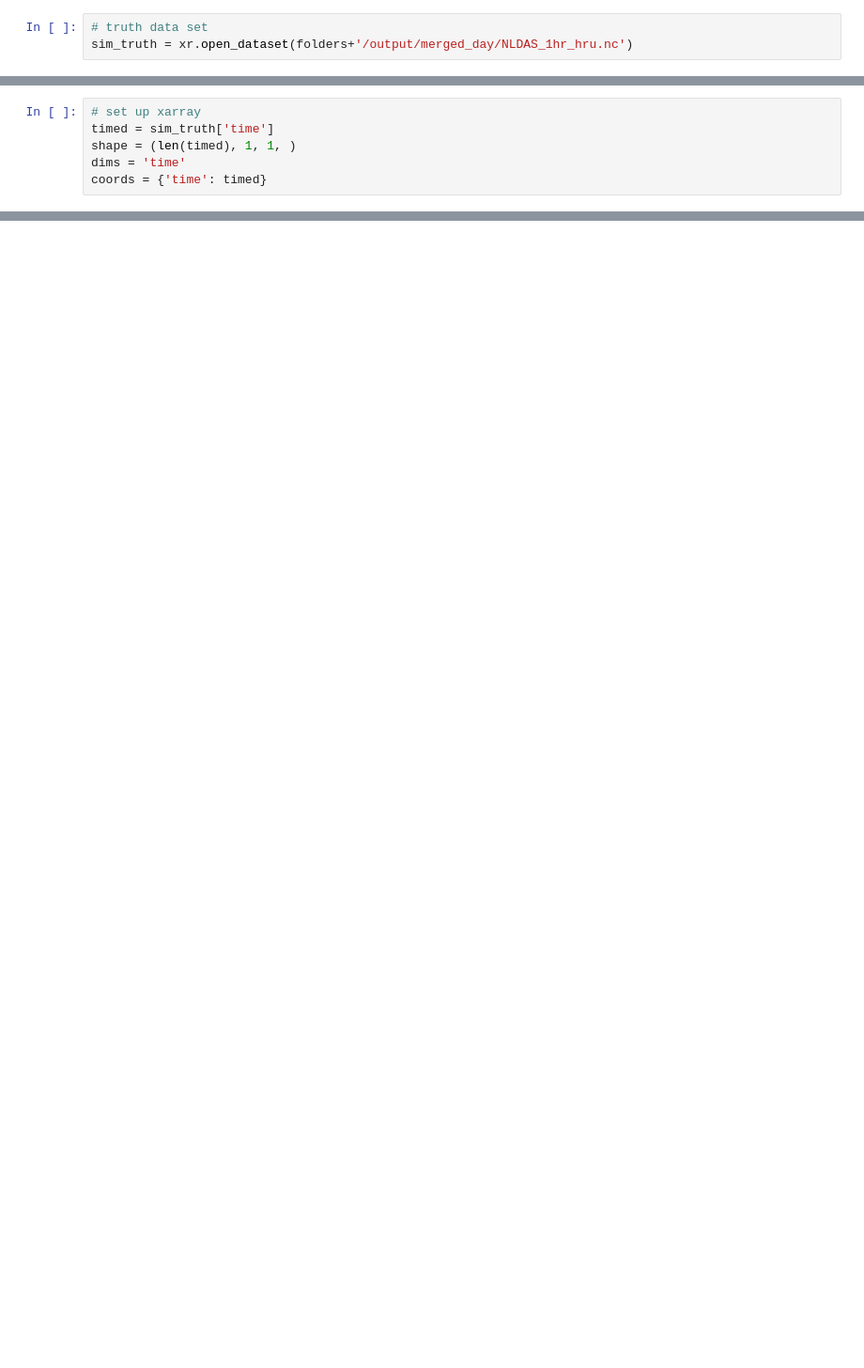
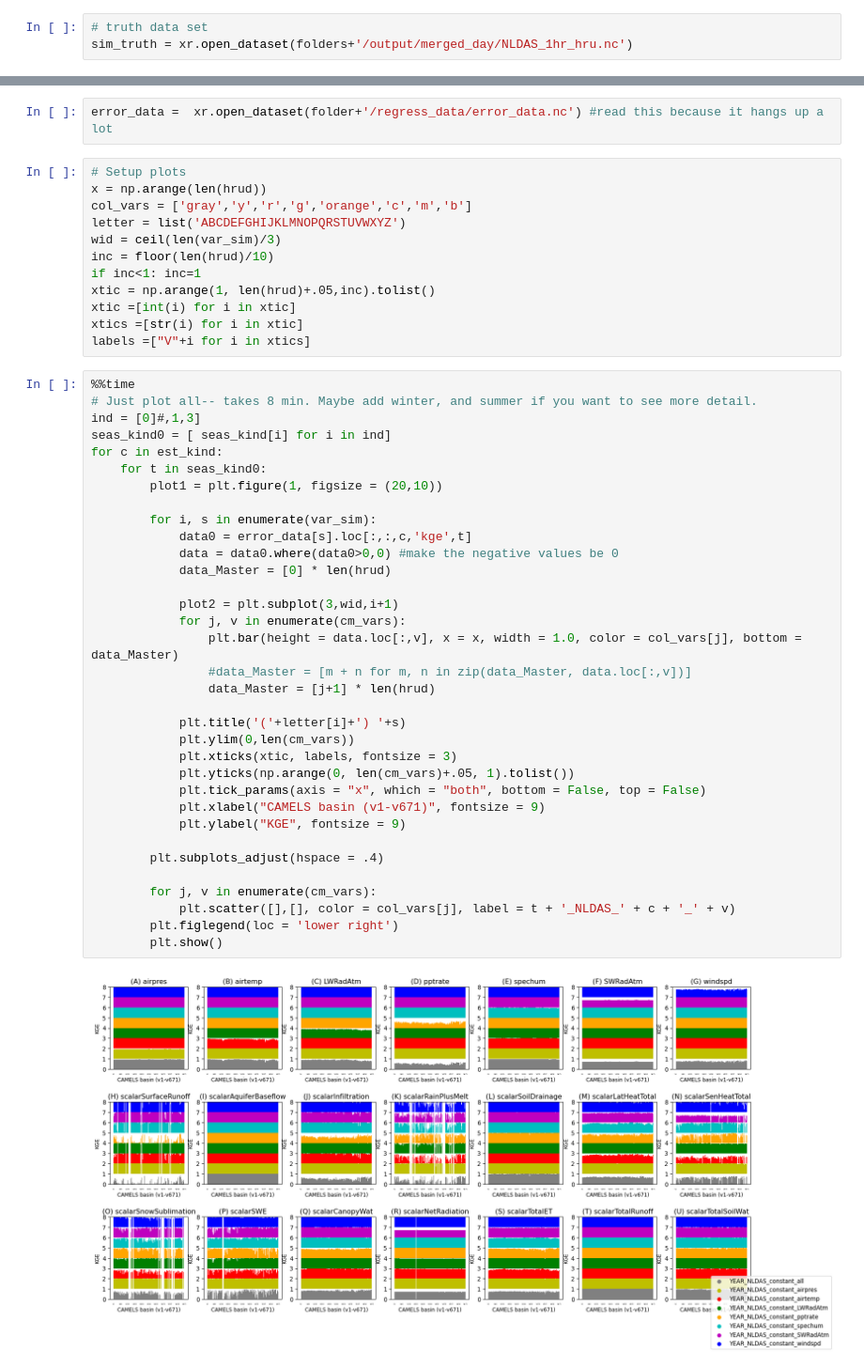
Before and after one commit to ashleymedin/pysumma_camels, a Jupyter notebook: camels_analyze_output.ipynb, the cells around one changed output, grey strips where cells are left out. Shown at 94% size. Saved outputs shown, nothing was run; the diff lists cells and outputs as text; blank space fills up the shorter version.

```diff
--- a/camels_analyze_output.ipynb
+++ b/camels_analyze_output.ipynb
@@ -401,6 +47,0 @@ print(lr_attrib)
-# %%
-# set up xarray
-timed = sim_truth['time']
-shape = (len(timed), 1, 1, )
-dims = 'time'
-coords = {'time': timed}
@@ -497,0 +129,50 @@ sl_con_bias #length of time, make into xarray with time and , can make same plot
+# %%
+error_data =  xr.open_dataset(folder+'/regress_data/error_data.nc') #read this because it hangs up a lot
+# %%
+# Setup plots
+x = np.arange(len(hrud))
+col_vars = ['gray','y','r','g','orange','c','m','b']
+letter = list('ABCDEFGHIJKLMNOPQRSTUVWXYZ')
+wid = ceil(len(var_sim)/3)
+inc = floor(len(hrud)/10)
+if inc<1: inc=1
+xtic = np.arange(1, len(hrud)+.05,inc).tolist()
+xtic =[int(i) for i in xtic]
+xtics =[str(i) for i in xtic]
+labels =["V"+i for i in xtics]
+# %%
+%%time
+# Just plot all-- takes 8 min. Maybe add winter, and summer if you want to see more detail.
+ind = [0]#,1,3]
+seas_kind0 = [ seas_kind[i] for i in ind]
+for c in est_kind:
+    for t in seas_kind0:
+        plot1 = plt.figure(1, figsize = (20,10))
+
+        for i, s in enumerate(var_sim):
+            data0 = error_data[s].loc[:,:,c,'kge',t]
+            data = data0.where(data0>0,0) #make the negative values be 0
+            data_Master = [0] * len(hrud)
+
+            plot2 = plt.subplot(3,wid,i+1)
+            for j, v in enumerate(cm_vars):
+                plt.bar(height = data.loc[:,v], x = x, width = 1.0, color = col_vars[j], bottom = data_Master)
+                #data_Master = [m + n for m, n in zip(data_Master, data.loc[:,v])]
+                data_Master = [j+1] * len(hrud)
+
+            plt.title('('+letter[i]+') '+s)
+            plt.ylim(0,len(cm_vars))
+            plt.xticks(xtic, labels, fontsize = 3)
+            plt.yticks(np.arange(0, len(cm_vars)+.05, 1).tolist())
+            plt.tick_params(axis = "x", which = "both", bottom = False, top = False)
+            plt.xlabel("CAMELS basin (v1-v671)", fontsize = 9)
+            plt.ylabel("KGE", fontsize = 9)
+
+        plt.subplots_adjust(hspace = .4)
+
+        for j, v in enumerate(cm_vars):
+            plt.scatter([],[], color = col_vars[j], label = t + '_NLDAS_' + c + '_' + v)
+        plt.figlegend(loc = 'lower right')
+        plt.show()
+# %% [output]
+[figure, added]
```
Also changed, not shown: parts of 43 cells of this notebook, 1 other file.
